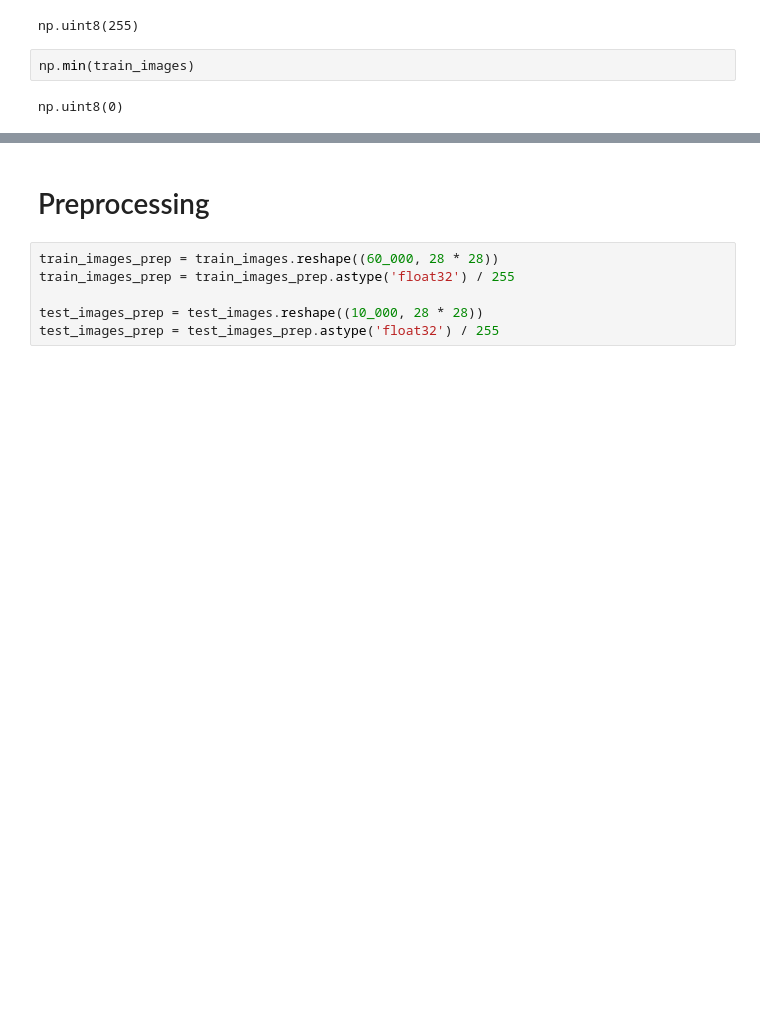
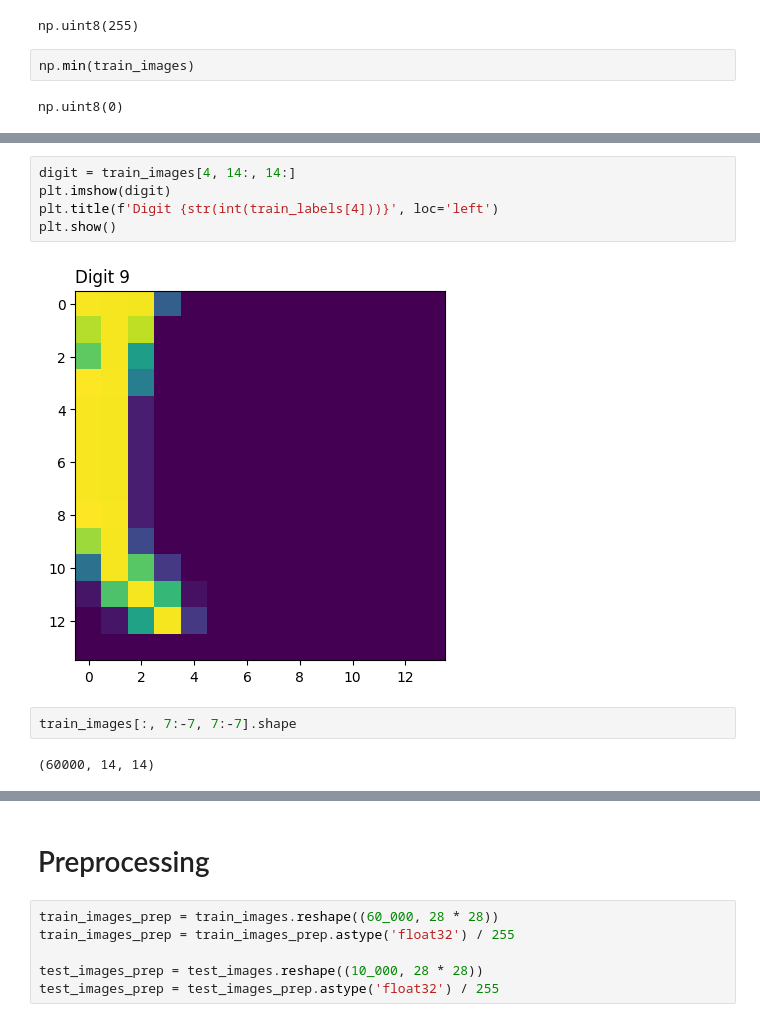
Before and after one commit to MarcosRMG/deep_learning, a Jupyter notebook: notebooks/building_blocks.ipynb, the cells around one changed output, grey strips where cells are left out. Drawn from its saved outputs; the diff is of its cells as text; blank space fills up the shorter version.

```diff
--- a/notebooks/building_blocks.ipynb
+++ b/notebooks/building_blocks.ipynb
@@ -39,0 +57,11 @@ np.uint8(0)
+# %%
+digit = train_images[4, 14:, 14:]
+plt.imshow(digit)
+plt.title(f'Digit {str(int(train_labels[4]))}', loc='left')
+plt.show()
+# %% [output]
+[figure, added]
+# %%
+train_images[:, 7:-7, 7:-7].shape
+# %% [output]
+(60000, 14, 14)
```
Also changed, not shown: parts of 50 cells of this notebook.
